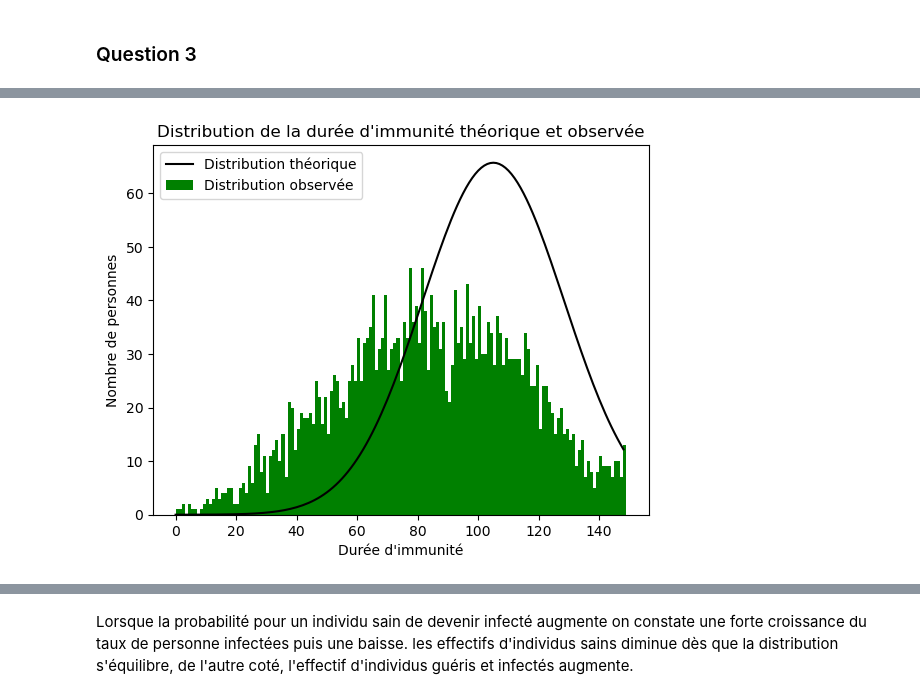
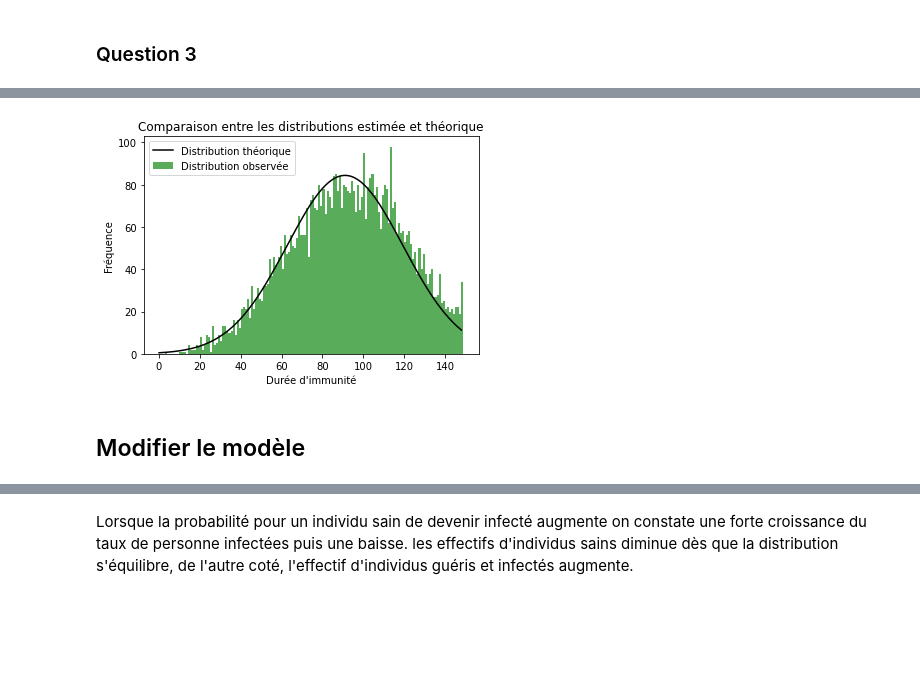
Before and after one commit to Jadslim/LU3IN005-PROJ-3, a Jupyter notebook: jad_chadi.ipynb, the cells around one changed output, grey strips where cells are left out. Cells and saved outputs as stored; diff of their text form; code cells hidden in the pictures; blank space fills up the shorter version.

```diff
--- a/jad_chadi.ipynb
+++ b/jad_chadi.ipynb
@@ -501,5 +502,6 @@ def moy_pop(n) :
         c += e.count(2)
     return c / len(res)
 # %%
-print("La longueur moyenne d'une séquence de R est de",moy_pop(6000))
+m=moy_pop(150,6000)
+print("La longueur moyenne d'une séquence de R est de",m)
 # %% [output]
@@ -525,18 +527,19 @@ Comme la longueur d'immunité semble suivre une loi normale. On peut donc associ
 # %% [markdown]
 ### Question 3
 # %%
-def variance_longueur_immunite(n) :
-    liste =compter_population(A,pi_0,150,n,False,False,True)
+def variance_longueur_immunite(m,T,nbrIndividu) :
+    liste =compter_population(A,pi_0,T,nbrIndividu,False,False,True)
     s = 0
     for e in liste :
         nb_j = e.count(2)
-        s += (nb_j - 85)**2
+        s += (nb_j - m)**2
     return s / len(liste)
 # %%
-sum = 0
-count = 0
+s = 0
+cpt = 0
 for i in range(1,50) :
-	sum += variance_longueur_immunite(2000)
-	count += 1
-print(sum / count)
+    s += variance_longueur_immunite(85,150,6000)
+    cpt += 1
+variance= s / cpt
+print(s / cpt)
 # %% [output]
@@ -544,20 +547,26 @@ print(sum / count)
 # %%
-prob = []
-ecart_type = math.sqrt(922)
-t_i=1
-for temps in range(1,150):
-    t_i = (1 / (ecart_type * math.sqrt(2 * math.pi))) * math.exp((-1 / (2 * 549)) * (temps - 106)**2)
-    prob.append(t_i*5000)
+def distribution_theorique_I(m,T,nbrIndividu,variance,retourner=True):
+    prob = []
+    ecart_type = math.sqrt(variance)
+    t=1
+    for jour in range(1,T):
+        t = (1 / (ecart_type * math.sqrt(2 * math.pi))) * math.exp(( -1 / (2 * variance)) * (jour - m)**2)
+        prob.append(t*nbrIndividu)
 
+    return prob
+
+prob=distribution_theorique_I(m,150,6000,variance,True)
 plt.plot(prob, color="black")
-plt.hist(temps_immunise, bins=np.arange(min(temps_immunise), max(temps_immunise) + 1, 1),color="green")
+plt.hist(temp, bins=np.arange(min(temp), max(temp) + 1, 1),alpha=0.65, color="green")
 plt.xlabel("Durée d'immunité")
-plt.ylabel("Nombre de personnes")
-plt.title("Distribution de la durée d'immunité théorique et observée")
+plt.ylabel("Fréquence")
+plt.title("Comparaison entre les distributions estimée et théorique")
 plt.legend(["Distribution théorique","Distribution observée"])
 plt.show()
 # %% [output]
-[figure, old version]
+[figure, new version]
+# %% [markdown]
+## Modifier le modèle
 # %%
 pi_0 = np.array([1, 0, 0])
 A = np.array([[0.6, 0.4, 0],[0, 0.93, 0.07],[0.02, 0, 0.98]])
```
Also changed, not shown: parts of 34 cells of this notebook.
